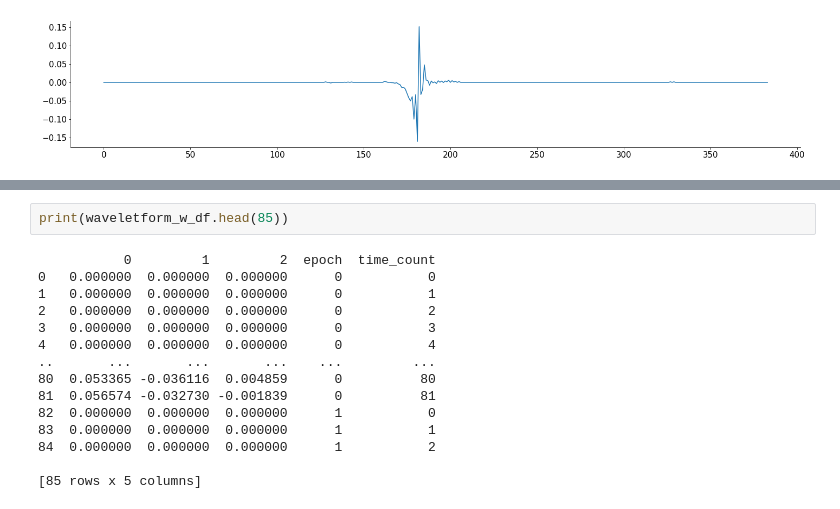
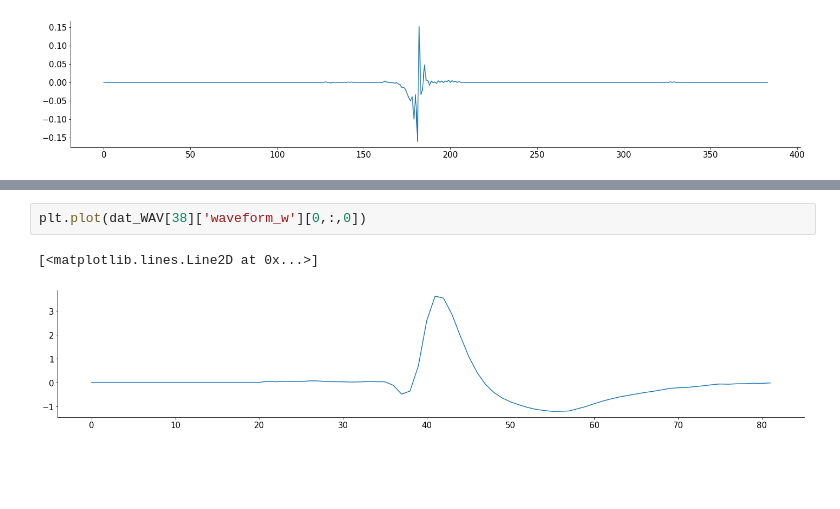
Before and after one commit to 2walkingfish/Neuromatch_Project_133, a Jupyter notebook: Explore_steinmetz_extra_dataset.ipynb, the cells around one changed output, grey strips where cells are left out. Cells and saved outputs as stored; diff of their text form; blank space fills up the shorter version.

```diff
--- a/Explore_steinmetz_extra_dataset.ipynb
+++ b/Explore_steinmetz_extra_dataset.ipynb
@@ -186,17 +163,5 @@ None
-# %%
-print(waveletform_w_df.head(85))
-# %% [output]
-           0         1         2  epoch  time_count
-0   0.000000  0.000000  0.000000      0           0
-1   0.000000  0.000000  0.000000      0           1
-2   0.000000  0.000000  0.000000      0           2
-3   0.000000  0.000000  0.000000      0           3
-4   0.000000  0.000000  0.000000      0           4
-..       ...       ...       ...    ...         ...
-80  0.053365 -0.036116  0.004859      0          80
-81  0.056574 -0.032730 -0.001839      0          81
-82  0.000000  0.000000  0.000000      1           0
-83  0.000000  0.000000  0.000000      1           1
-84  0.000000  0.000000  0.000000      1           2
-
-[85 rows x 5 columns]
+# %%
+plt.plot(dat_WAV[38]['waveform_w'][0,:,0])
+# %% [output]
+[<matplotlib.lines.Line2D at 0x...>]
+[figure, added]
```
Also changed, not shown: parts of 7 cells of this notebook.
